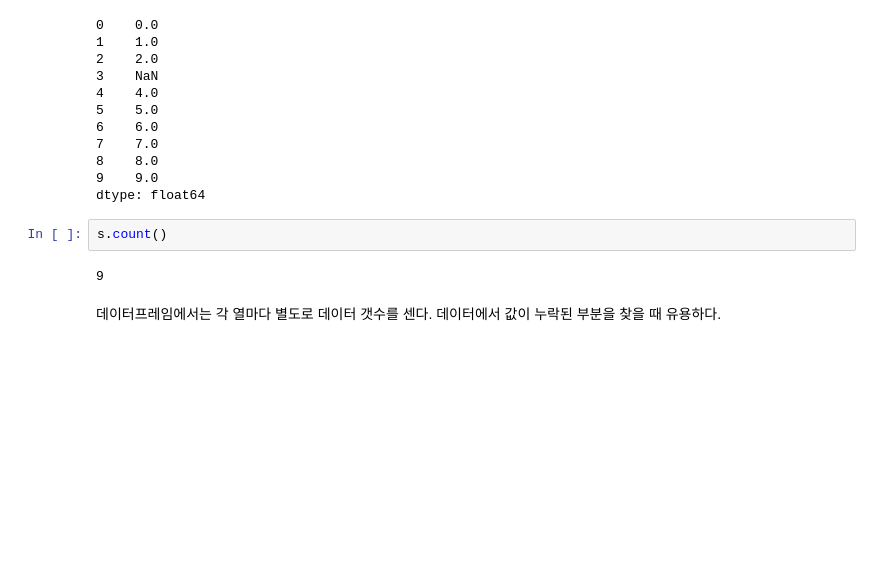
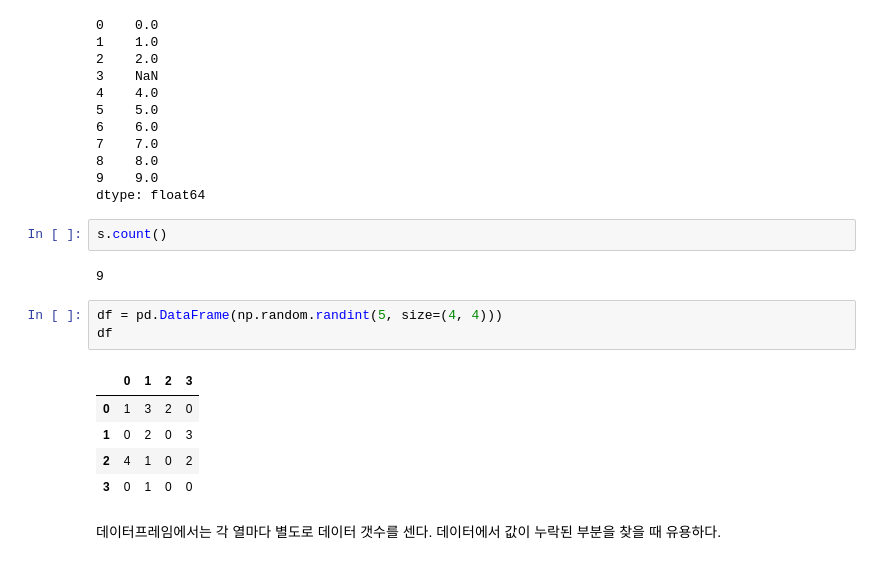
Before and after one commit to 1L-SANG/wassup3, a Jupyter notebook: 03_data processing/02_04_Pandas 데이터프레임 데이터 조작.ipynb, the cells around one changed output. Drawn from its saved outputs; the diff is of its cells as text; blank space fills up the shorter version.

```diff
--- a/03_data processing/02_04_Pandas 데이터프레임 데이터 조작.ipynb
+++ b/03_data processing/02_04_Pandas 데이터프레임 데이터 조작.ipynb
@@ -47,6 +47,15 @@ dtype: float64
 s.count()
 # %% [output]
 9
+# %%
+df = pd.DataFrame(np.random.randint(5, size=(4, 4)))
+df
+# %% [output]
+|  | 0 | 1 | 2 | 3 |
+| 0 | 1 | 3 | 2 | 0 |
+| 1 | 0 | 2 | 0 | 3 |
+| 2 | 4 | 1 | 0 | 2 |
+| 3 | 0 | 1 | 0 | 0 |
 # %% [markdown]
 데이터프레임에서는 각 열마다 별도로 데이터 갯수를 센다. 데이터에서 값이 누락된 부분을 찾을 때 유용하다.
 # %%
```
Also changed, not shown: parts of 6 cells of this notebook, 5 other files.
